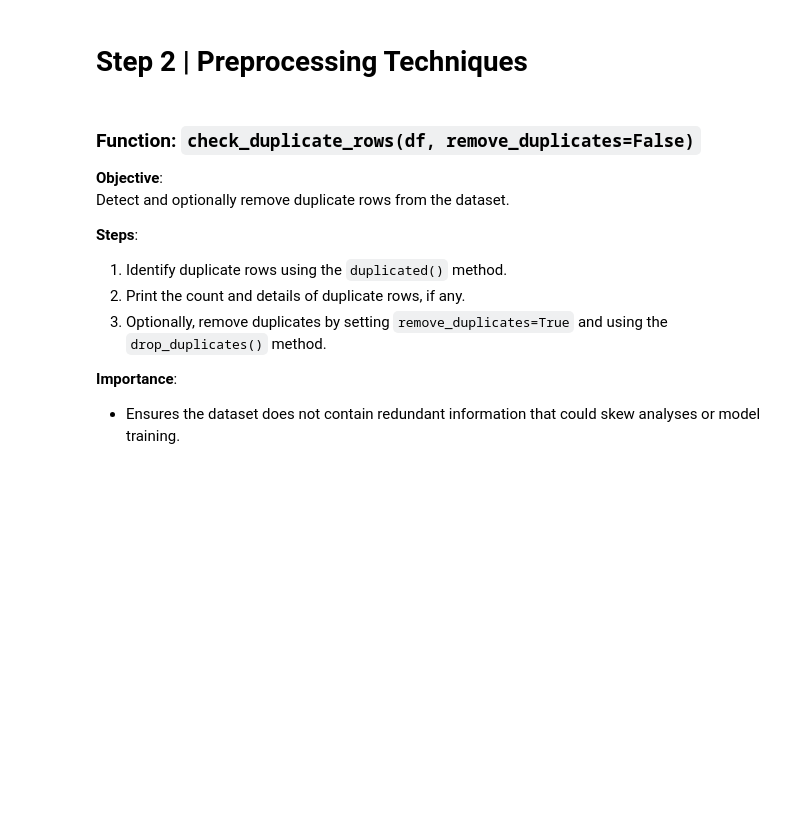
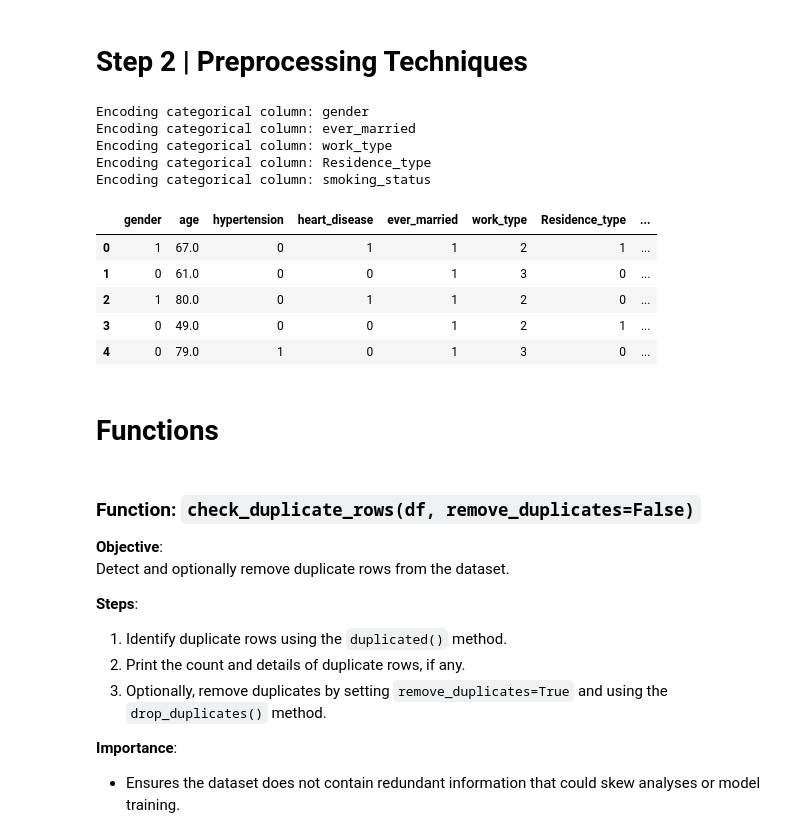
Before and after one commit to YasminaNasser/Stroke-Prediction-Data-Mining, a Jupyter notebook: Stroke_Prediction.ipynb, the cells around one changed output. Drawn from its saved outputs; the diff is of its cells as text; code cells hidden in the pictures; blank space fills up the shorter version.

```diff
--- a/Stroke_Prediction.ipynb
+++ b/Stroke_Prediction.ipynb
@@ -25,5 +109,30 @@ df.head()
 # %% [markdown]
 # Step 2 | Preprocessing Techniques
+# %%
+# Create a copy of the DataFrame to work with numeric data
+df_numeric = df.copy()
+
+# Encode categorical variables
+for col in df_numeric.select_dtypes(include=['object', 'category']).columns:
+    print(f"Encoding categorical column: {col}")
+    df_numeric[col] = LabelEncoder().fit_transform(df_numeric[col])
+
+# Display the first few rows of the numeric DataFrame
+df_numeric.head()
+# %% [output]
+Encoding categorical column: gender
+Encoding categorical column: ever_married
+Encoding categorical column: work_type
+Encoding categorical column: Residence_type
+Encoding categorical column: smoking_status
+|  | gender | age | hypertension | heart_disease | ever_married | work_type | Residence_type | ... |
+| 0 | 1 | 67.0 | 0 | 1 | 1 | 2 | 1 | ... |
+| 1 | 0 | 61.0 | 0 | 0 | 1 | 3 | 0 | ... |
+| 2 | 1 | 80.0 | 0 | 1 | 1 | 2 | 0 | ... |
+| 3 | 0 | 49.0 | 0 | 0 | 1 | 2 | 1 | ... |
+| 4 | 0 | 79.0 | 1 | 0 | 1 | 3 | 0 | ... |
+# %% [markdown]
+# Functions
 # %% [markdown]
 ### Function: `check_duplicate_rows(df, remove_duplicates=False)`
 
```
Also changed, not shown: parts of 7 cells of this notebook.
